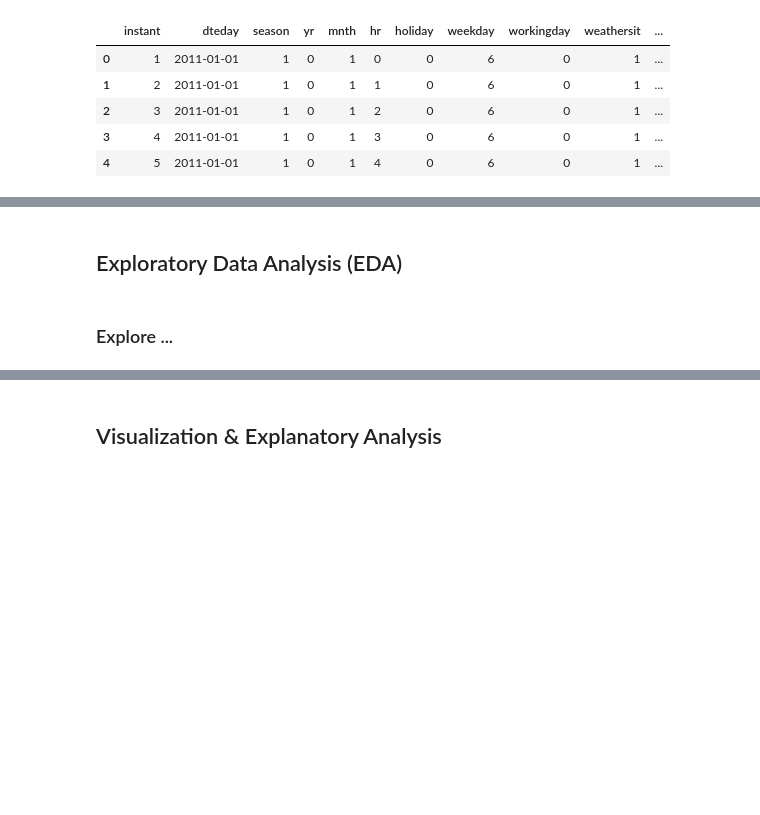
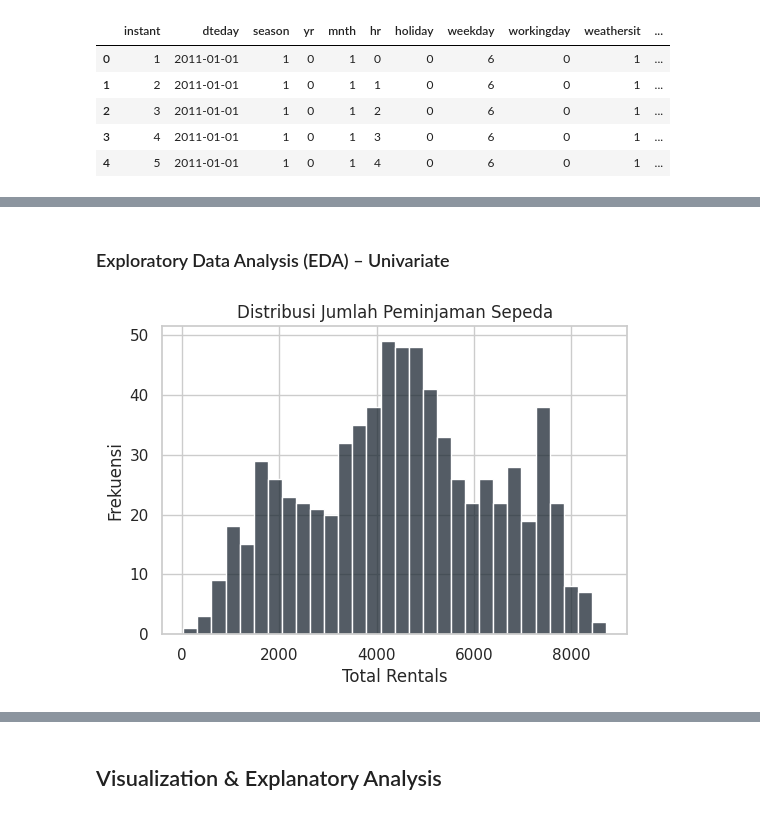
Before and after one commit to sindiprasetiyani/bike-sharing-dashboard, a Jupyter notebook: notebook.ipynb, the cells around one changed output, grey strips where cells are left out. Drawn from its saved outputs; the diff is of its cells as text; code cells hidden in the pictures; blank space fills up the shorter version.

Commit message:
2 bike sharing analysis project

```diff
--- a/notebook.ipynb
+++ b/notebook.ipynb
@@ -27,7 +30,11 @@ sns.set(style='whitegrid')
 # %%
-day_df = pd.read_csv('Data/day.csv')
-hour_df = pd.read_csv('Data/hour.csv')
+# membaca dataset harian
+day_df = pd.read_csv("data/day.csv")
 
+# membaca dataset per jam
+hour_df = pd.read_csv("data/hour.csv")
+
+# melihat 5 baris awal
 display(day_df.head())
 display(hour_df.head())
 # %% [output]
@@ -194,4 +129,20 @@ hour_df.rename(columns={'cnt': 'total_rentals'}, inplace=True)
 # %% [markdown]
-## Exploratory Data Analysis (EDA)
+### Exploratory Data Analysis (EDA) – Univariate
-# %% [markdown]
-### Explore ...
+# %%
+# melihat statistik deskriptif untuk memahami sebaran data
+day_df['total_rentals'].describe()
+
+# visualisasi distribusi untuk melihat pola penyebaran data
+plt.figure(figsize=(6,4))
+sns.histplot(
+    day_df['total_rentals'],
+    bins=30,
+    color='#1B2631'
+)
+
+plt.title("Distribusi Jumlah Peminjaman Sepeda")
+plt.xlabel("Total Rentals")
+plt.ylabel("Frekuensi")
+plt.show()
+# %% [output]
+[figure, added]
```
Also changed, not shown: parts of 60 cells of this notebook, 4 other files.
